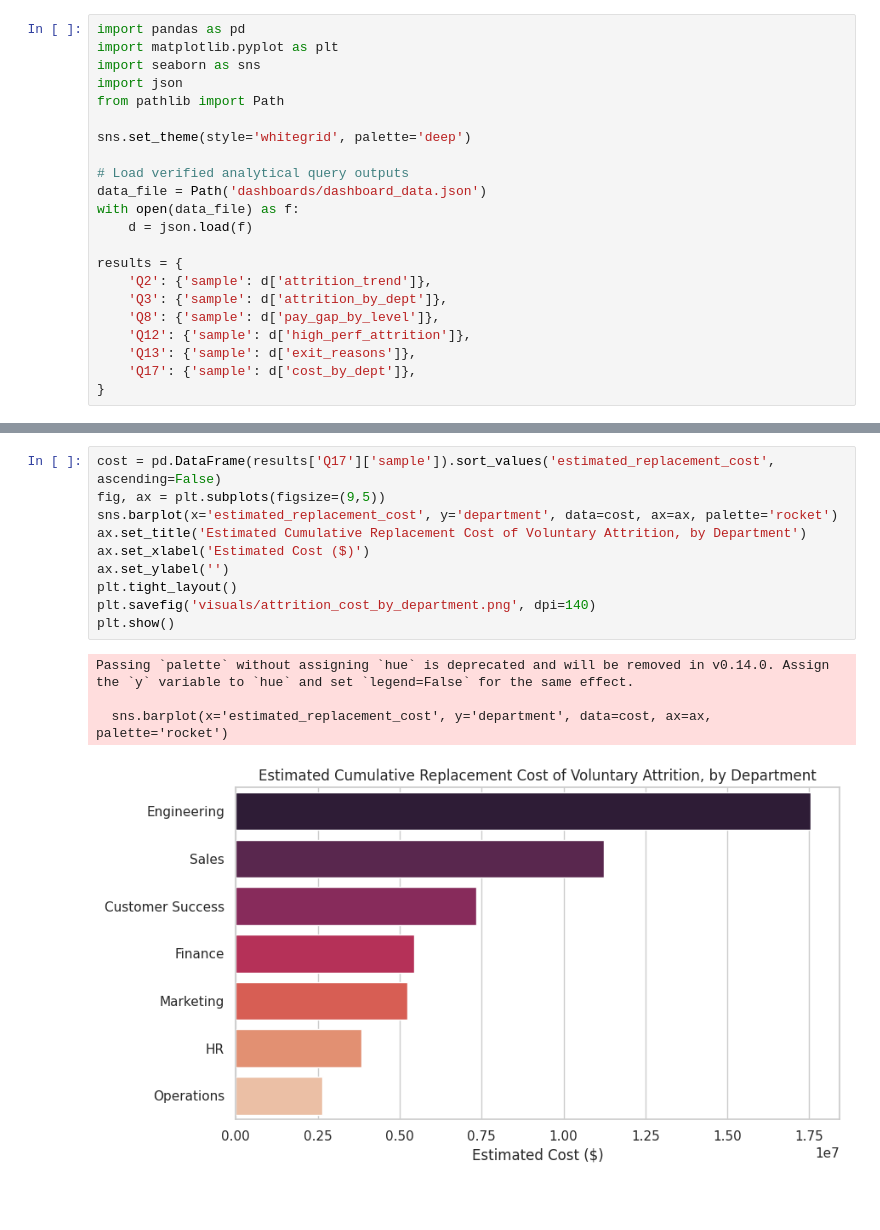
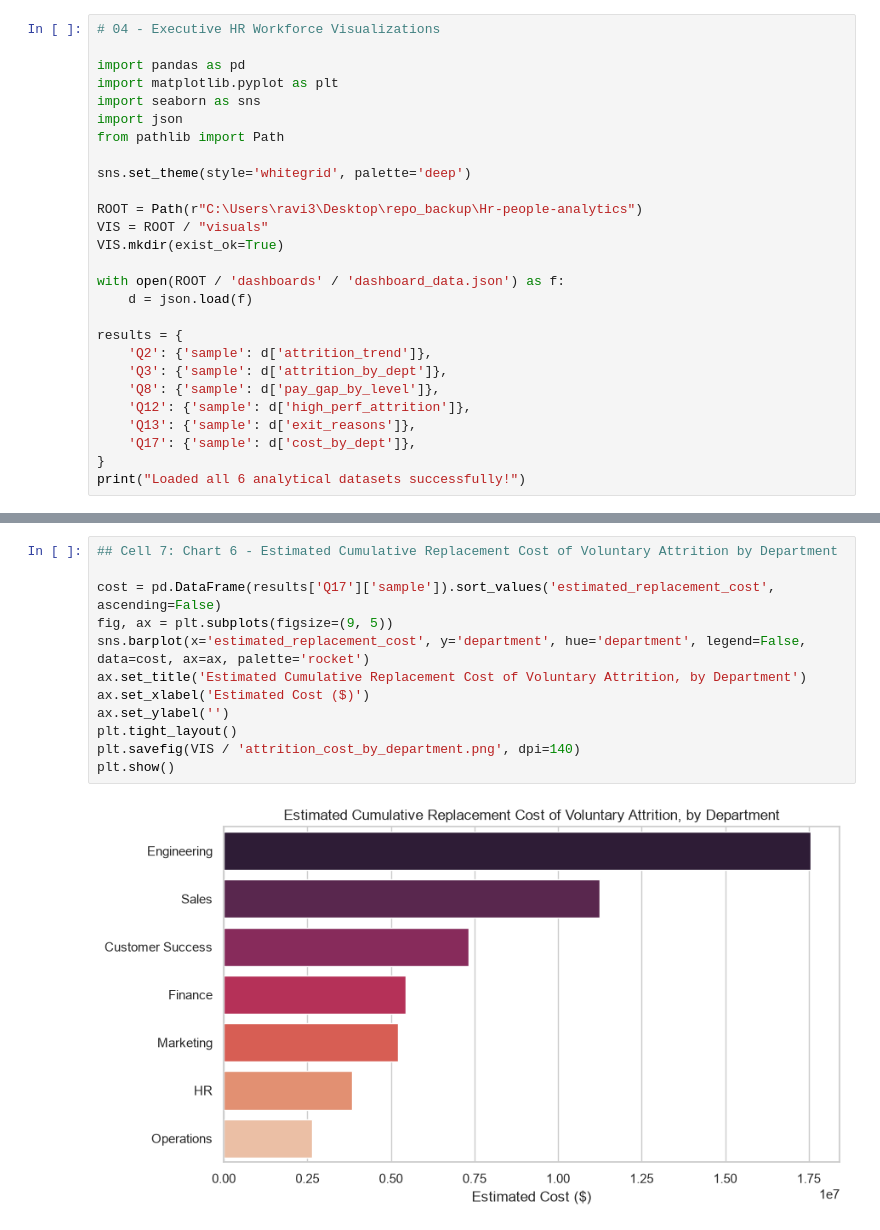
Before and after one commit to ravi020410/hr-people-analytics, a Jupyter notebook: notebooks/04_visualization.ipynb, the cells around one changed output, grey strips where cells are left out. Drawn from its saved outputs; the diff is of its cells as text; blank space fills up the shorter version.

```diff
--- a/notebooks/04_visualization.ipynb
+++ b/notebooks/04_visualization.ipynb
@@ -5,4 +1,6 @@
 # %%
+# 04 - Executive HR Workforce Visualizations
+
 import pandas as pd
 import matplotlib.pyplot as plt
 import seaborn as sns
@@ -11,9 +9,11 @@ from pathlib import Path
 
 sns.set_theme(style='whitegrid', palette='deep')
 
-# Load verified analytical query outputs
-data_file = Path('dashboards/dashboard_data.json')
-with open(data_file) as f:
+ROOT = Path(r"C:\Users\ravi3\Desktop\repo_backup\Hr-people-analytics")
+VIS = ROOT / "visuals"
+VIS.mkdir(exist_ok=True)
+
+with open(ROOT / 'dashboards' / 'dashboard_data.json') as f:
     d = json.load(f)
 
 results = {
@@ -24,3 +24,4 @@ results = {
     'Q13': {'sample': d['exit_reasons']},
     'Q17': {'sample': d['cost_by_dept']},
 }
+print("Loaded all 6 analytical datasets successfully!")
@@ -113,15 +107,14 @@ Passing `palette` without assigning `hue` is deprecated and will be removed in v
 # %%
+## Cell 7: Chart 6 - Estimated Cumulative Replacement Cost of Voluntary Attrition by Department
+
 cost = pd.DataFrame(results['Q17']['sample']).sort_values('estimated_replacement_cost', ascending=False)
-fig, ax = plt.subplots(figsize=(9,5))
-sns.barplot(x='estimated_replacement_cost', y='department', data=cost, ax=ax, palette='rocket')
+fig, ax = plt.subplots(figsize=(9, 5))
+sns.barplot(x='estimated_replacement_cost', y='department', hue='department', legend=False, data=cost, ax=ax, palette='rocket')
 ax.set_title('Estimated Cumulative Replacement Cost of Voluntary Attrition, by Department')
 ax.set_xlabel('Estimated Cost ($)')
 ax.set_ylabel('')
 plt.tight_layout()
-plt.savefig('visuals/attrition_cost_by_department.png', dpi=140)
+plt.savefig(VIS / 'attrition_cost_by_department.png', dpi=140)
 plt.show()
 # %% [output]
-Passing `palette` without assigning `hue` is deprecated and will be removed in v0.14.0. Assign the `y` variable to `hue` and set `legend=False` for the same effect.
-
-  sns.barplot(x='estimated_replacement_cost', y='department', data=cost, ax=ax, palette='rocket')
-[figure, old version]
+[figure, new version]
```
Also changed, not shown: parts of 13 cells of this notebook, 5 other files.
